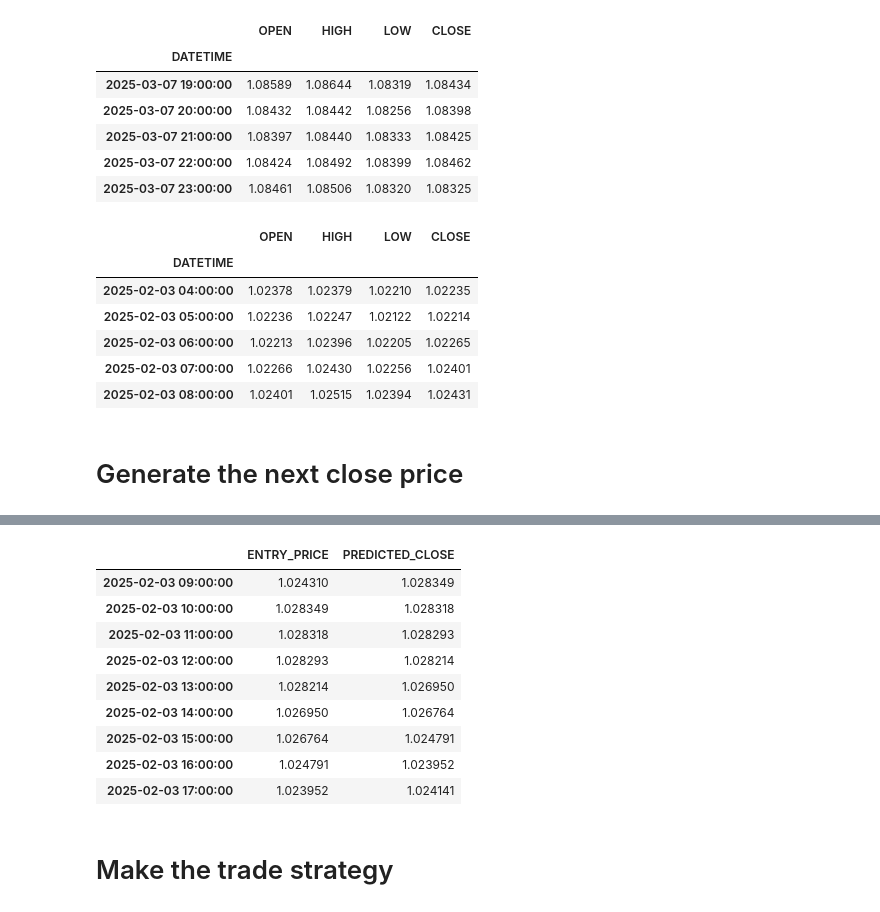
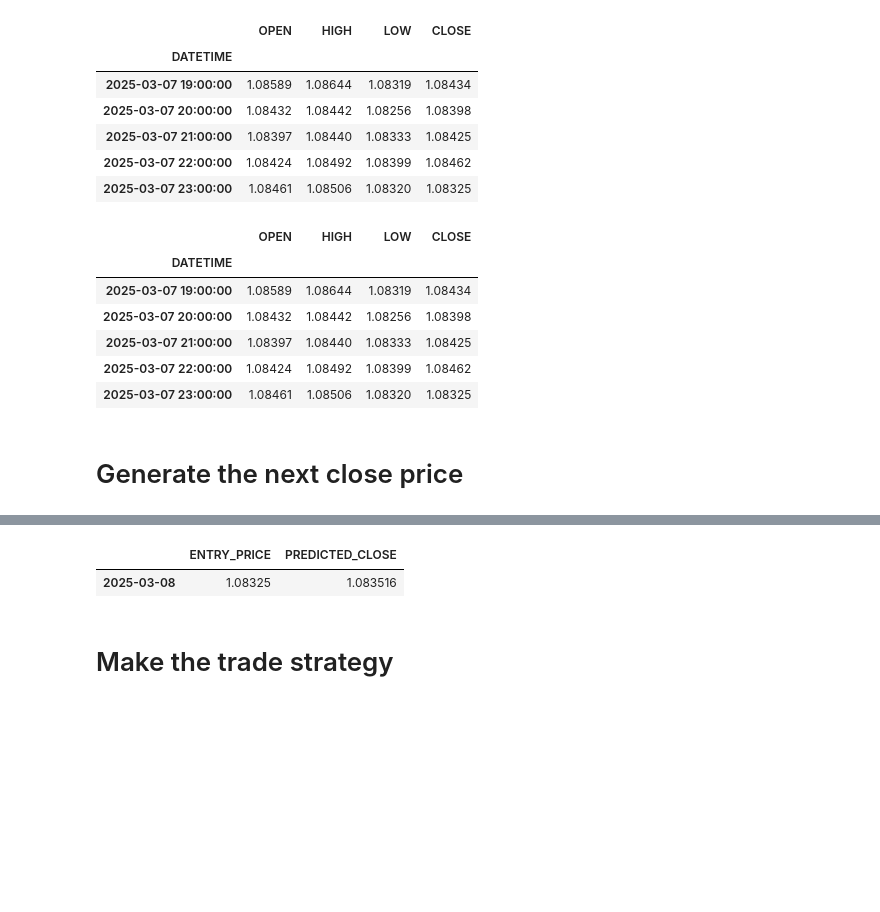
Before and after one commit to stephcyrille/bot-lstm, a Jupyter notebook: notebooks/backtesting/forex/inf_eur_usd.ipynb, the cells around one changed output, grey strips where cells are left out. Saved outputs shown, nothing was run; the diff lists cells and outputs as text; code cells hidden in the pictures; blank space fills up the shorter version.

```diff
--- a/notebooks/backtesting/forex/inf_eur_usd.ipynb
+++ b/notebooks/backtesting/forex/inf_eur_usd.ipynb
@@ -63,16 +63,16 @@ base_df.tail()
 | 2025-03-07 22:00:00 | 1.08424 | 1.08492 | 1.08399 | 1.08462 |
 | 2025-03-07 23:00:00 | 1.08461 | 1.08506 | 1.08320 | 1.08325 |
 # %%
-df = base_df.loc[:'2025-02-03 08:00:00']
+df = base_df.loc[:'2025-03-09 15:00:00']
 df.tail()
 # %% [output]
 |  | OPEN | HIGH | LOW | CLOSE |
 | DATETIME |  |  |  |  |
-| 2025-02-03 04:00:00 | 1.02378 | 1.02379 | 1.02210 | 1.02235 |
-| 2025-02-03 05:00:00 | 1.02236 | 1.02247 | 1.02122 | 1.02214 |
-| 2025-02-03 06:00:00 | 1.02213 | 1.02396 | 1.02205 | 1.02265 |
-| 2025-02-03 07:00:00 | 1.02266 | 1.02430 | 1.02256 | 1.02401 |
-| 2025-02-03 08:00:00 | 1.02401 | 1.02515 | 1.02394 | 1.02431 |
+| 2025-03-07 19:00:00 | 1.08589 | 1.08644 | 1.08319 | 1.08434 |
+| 2025-03-07 20:00:00 | 1.08432 | 1.08442 | 1.08256 | 1.08398 |
+| 2025-03-07 21:00:00 | 1.08397 | 1.08440 | 1.08333 | 1.08425 |
+| 2025-03-07 22:00:00 | 1.08424 | 1.08492 | 1.08399 | 1.08462 |
+| 2025-03-07 23:00:00 | 1.08461 | 1.08506 | 1.08320 | 1.08325 |
 # %% [markdown]
 # Generate the next close price
 # %%
@@ -82,12 +82,12 @@ dataset.prepare_data()
 last_prev_lines = dataset.feature_sequence[-1]
 tk = PredictorToolkit(dataset.target_scaler, model, SEQUENCE_LENGTH)
 
-for _ in range(9):
+for _ in range(1):
     last_prev_lines = dataset.feature_sequence[-1]
     entry_price = dataset.df[['CLOSE']].iloc[-1:].values[0][0]
     new_df = tk.predict_the_next_price(dataset.df[['CLOSE']], entry_price, last_prev_lines)
     dataset.update_df(new_df)
 
-dataset.calculate_atr(base_df, period=14)
+dataset.calculate_atr(base_df, period=SEQUENCE_LENGTH)
 tk.predict_df
 # %% [output]
@@ -103,13 +95,5 @@ tk.predict_df
 |  | ENTRY_PRICE | PREDICTED_CLOSE |
-| 2025-02-03 09:00:00 | 1.024310 | 1.028349 |
-| 2025-02-03 10:00:00 | 1.028349 | 1.028318 |
-| 2025-02-03 11:00:00 | 1.028318 | 1.028293 |
-| 2025-02-03 12:00:00 | 1.028293 | 1.028214 |
-| 2025-02-03 13:00:00 | 1.028214 | 1.026950 |
-| 2025-02-03 14:00:00 | 1.026950 | 1.026764 |
-| 2025-02-03 15:00:00 | 1.026764 | 1.024791 |
-| 2025-02-03 16:00:00 | 1.024791 | 1.023952 |
-| 2025-02-03 17:00:00 | 1.023952 | 1.024141 |
+| 2025-03-08 | 1.08325 | 1.083516 |
 # %% [markdown]
 # Make the trade strategy
 # %% [markdown]
```
Also changed, not shown: parts of 7 cells of this notebook, 3 other files.
